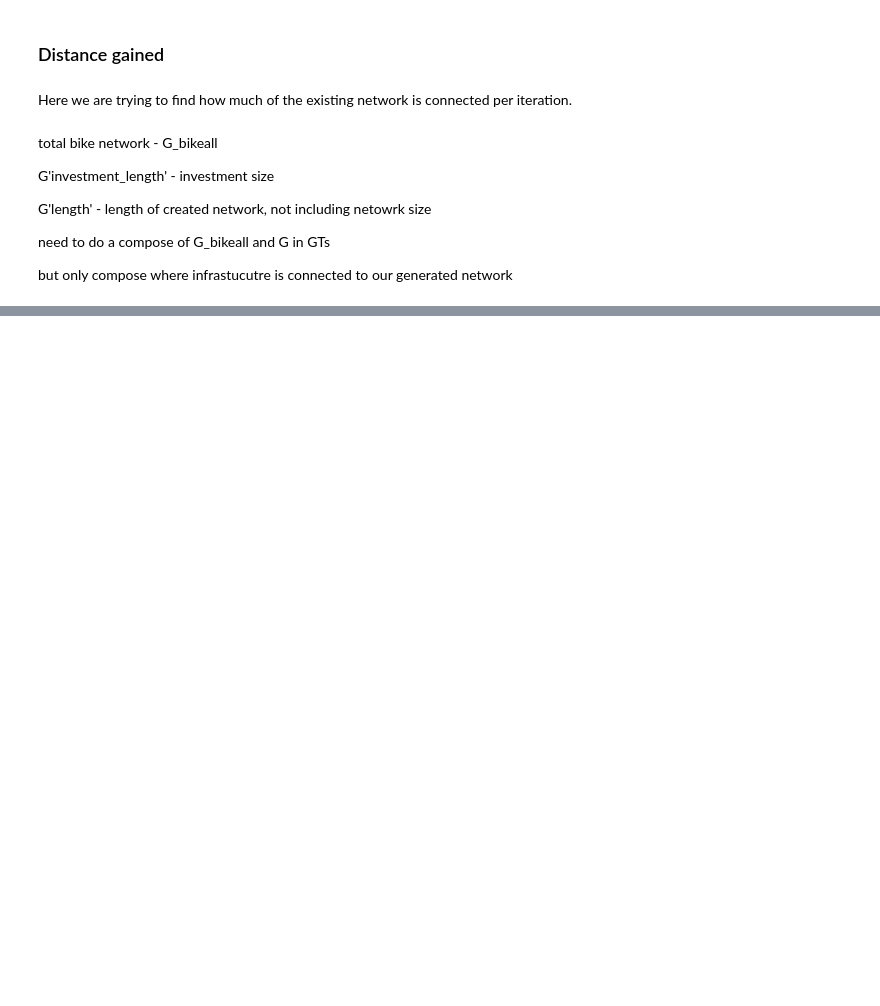
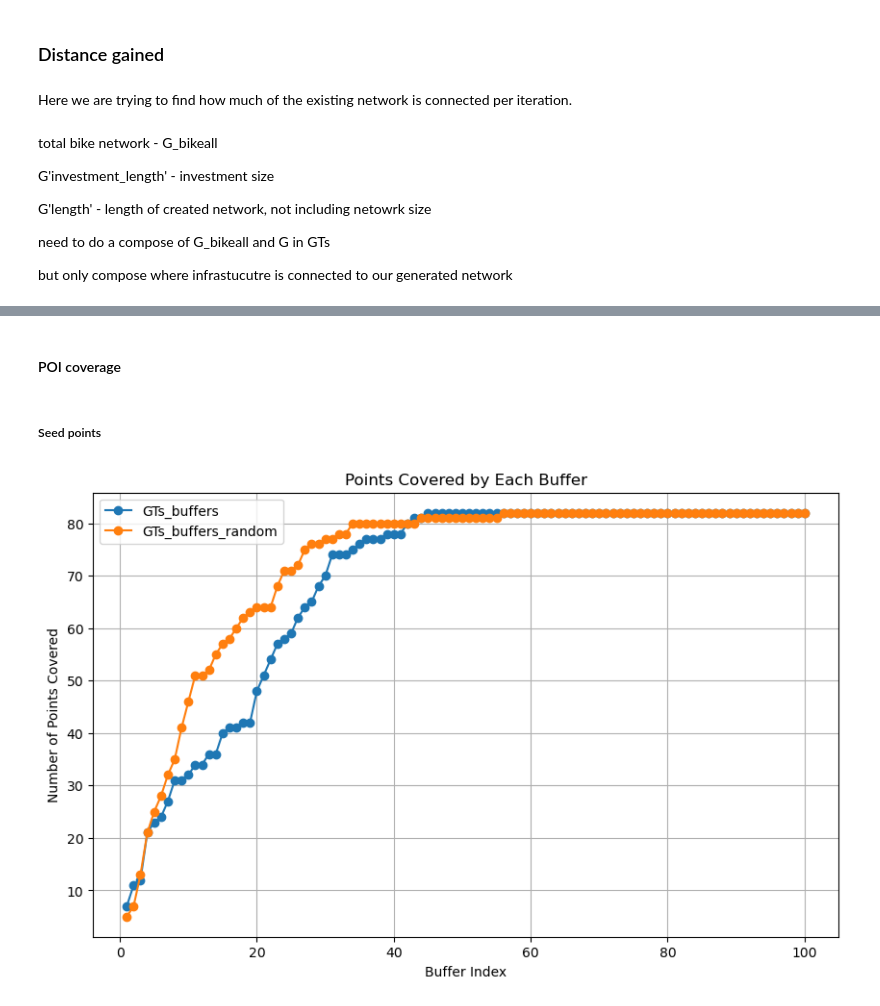
Before and after one commit to Froguin99/bikenwgrowth-with-LTNs, a Jupyter notebook: code/04b_analyze_results.ipynb, the cells around one changed output, grey strips where cells are left out. Cells and saved outputs as stored; diff of their text form; code cells hidden in the pictures; blank space fills up the shorter version.

```diff
--- a/code/04b_analyze_results.ipynb
+++ b/code/04b_analyze_results.ipynb
@@ -590,0 +858,37 @@ Coverage
+# %% [markdown]
+#### POI coverage
+# %% [markdown]
+##### Seed points
+# %%
+counts_buffers = []
+counts_random = []
+
+# Iterate over each buffer GeoDataFrame in GTs_buffers
+for gdf in GTs_buffers:
+    # Create a union of all polygons in the buffer gdf (if there is more than one)
+    buffer_union = gdf.unary_union
+    # Count the points in combined_points that fall within this union
+    count = combined_points.within(buffer_union).sum()
+    counts_buffers.append(count)
+
+# Do the same for GTs_buffers_random
+for gdf in GTs_buffers_random:
+    buffer_union = gdf.unary_union
+    count = combined_points.within(buffer_union).sum()
+    counts_random.append(count)
+
+# Plotting the results on a line graph
+plt.figure(figsize=(10, 6))
+x_vals = range(1, len(counts_buffers) + 1)  # Assuming you want x-axis as buffer index
+
+plt.plot(x_vals, counts_buffers, marker='o', label='GTs_buffers')
+plt.plot(x_vals, counts_random, marker='o', label='GTs_buffers_random')
+
+plt.xlabel('Buffer Index')
+plt.ylabel('Number of Points Covered')
+plt.title('Points Covered by Each Buffer')
+plt.legend()
+plt.grid(True)
+plt.show()
+# %% [output]
+[figure, added]
```
Also changed, not shown: parts of 76 cells of this notebook.
